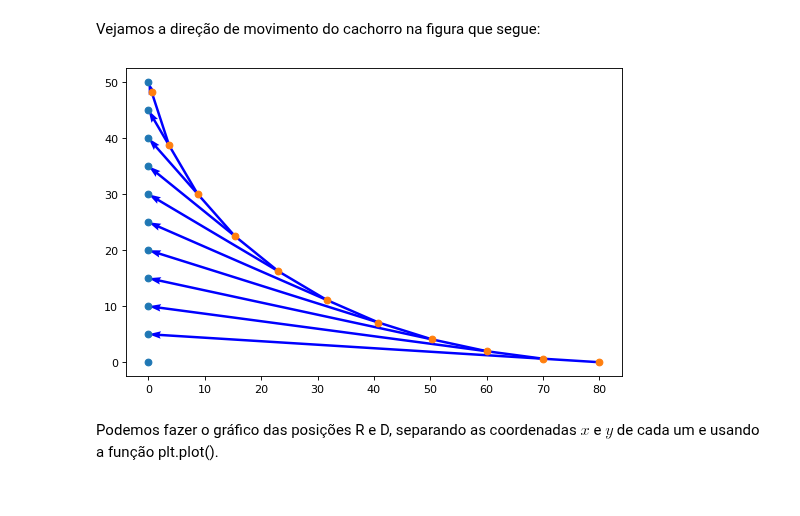
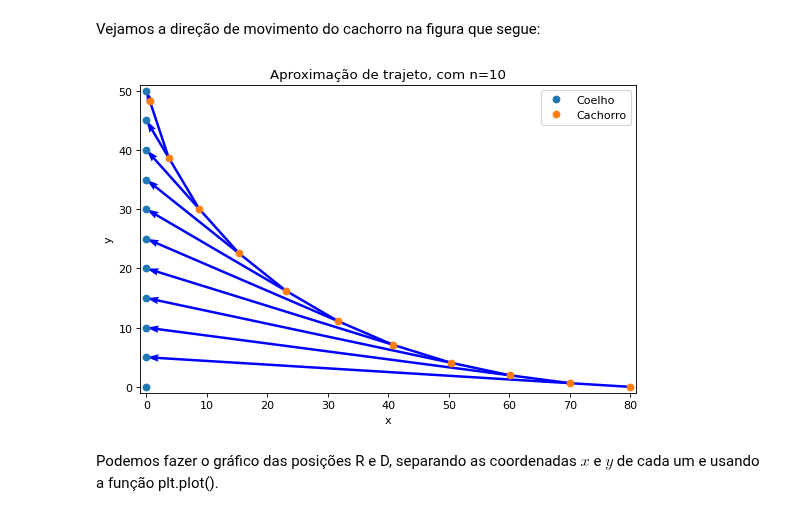
Before and after one commit to j-claudinei-f/j-claudinei-f, a Jupyter notebook: Cachorro_coelho_introducao_EDO.ipynb, the cells around one changed output. Cells and saved outputs as stored; diff of their text form; code cells hidden in the pictures.

```diff
--- a/Cachorro_coelho_introducao_EDO.ipynb
+++ b/Cachorro_coelho_introducao_EDO.ipynb
@@ -126,18 +126,24 @@ Vejamos a direção de movimento do cachorro na figura que segue:
 # %%
 dadosd=np.transpose(Dog(n=10))   # np.transpose(A) transpõe a matriz A.
 xd=dadosd[0]
 yd=dadosd[1]
 
-fig = plt.subplots(figsize=(8, 5), dpi=80)   # Tamanho e resolução da imagem, do gráfico.
-plt.plot(x,y,'o')
-plt.plot(xd,yd,'o')
+fig = plt.subplots(figsize=(8, 5), dpi=80)  # Tamanho e resolução da imagem, do gráfico.
+plt.plot(x,y,'o',label='Coelho')            # label='Coleho' dá nome ao gráfico.
+plt.plot(xd,yd,'o',label='Cachorro')
+plt.xlim(-1,80+1)
+plt.ylim(-1,50+1)
+plt.ylabel('y')
+plt.xlabel('x')
+plt.title('Aproximação de trajeto, com n=10')
+plt.legend()                                 # Escreve os nome na imagem.
 
 for i in range(0,len(xd)-1):
  plt.quiver(xd[i], yd[i], x[i+1]-xd[i],y[i+1]-yd[i], scale_units='xy', angles='xy', scale=1, color='blue',width=0.005)
 
 plt.show()
 # %% [output]
-[figure, old version]
+[figure, new version]
 # %% [markdown]
 Podemos fazer o gráfico das posições R e D, separando as coordenadas $x$ e $y$ de cada um e usando a função plt.plot().
 # %%
```
